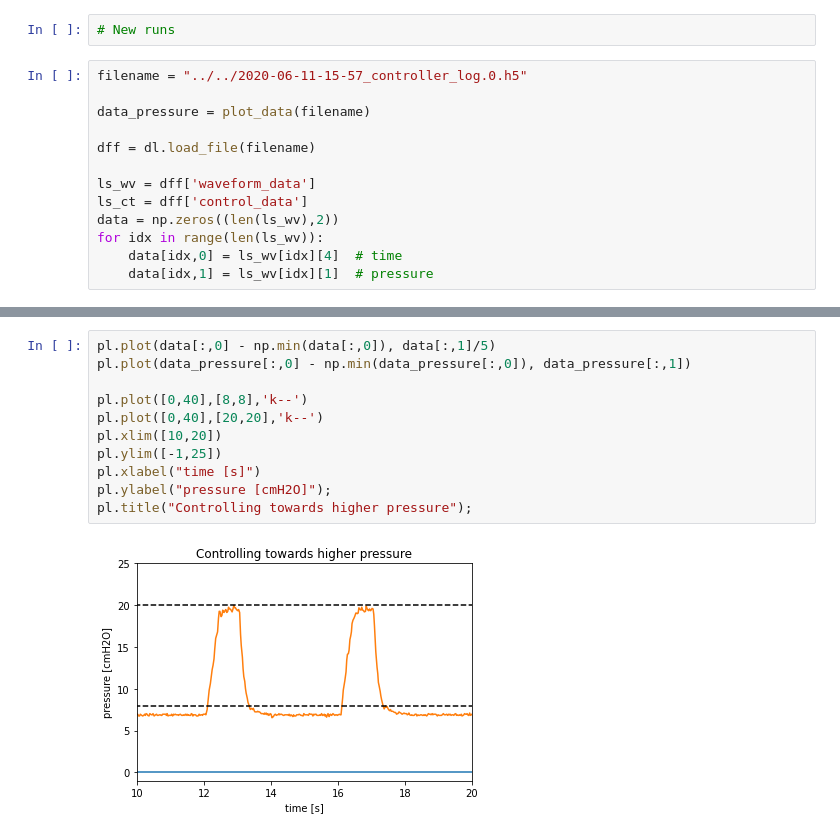
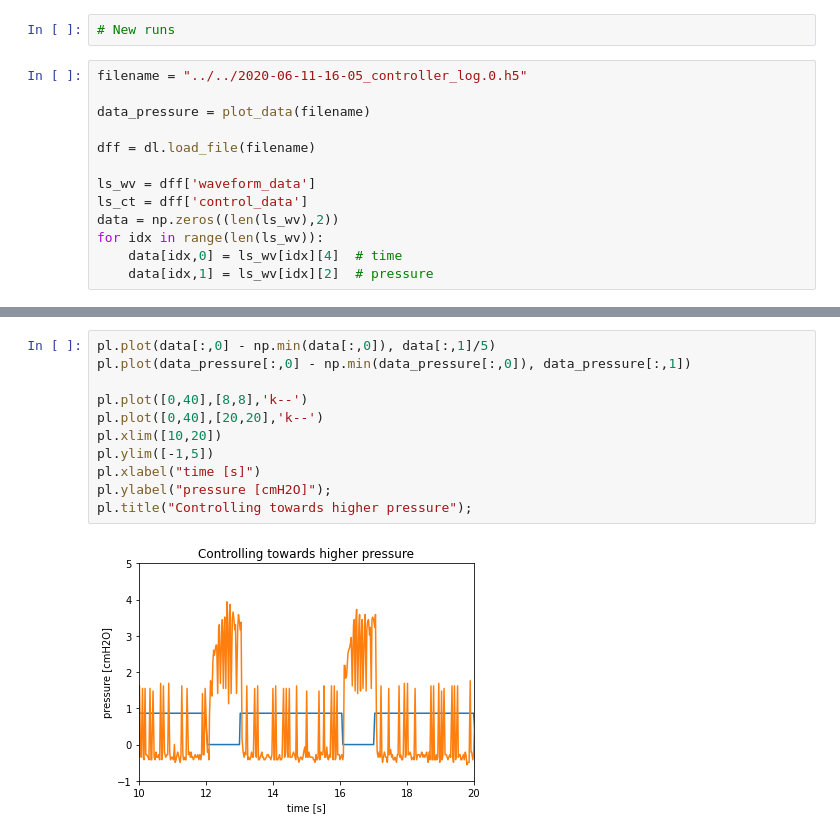
Before and after one commit to CohenLabPrinceton/pvp, a Jupyter notebook: sandbox/HOWTO_PlotData.ipynb, the cells around one changed output, grey strips where cells are left out. Cells and saved outputs as stored; diff of their text form.

```diff
--- a/sandbox/HOWTO_PlotData.ipynb
+++ b/sandbox/HOWTO_PlotData.ipynb
@@ -105,7 +105,7 @@ pl.ylim([7,10])
 # %%
 # New runs
 # %%
-filename = "../../2020-06-11-15-57_controller_log.0.h5"
+filename = "../../2020-06-11-16-05_controller_log.0.h5"
 
 data_pressure = plot_data(filename)
 
@@ -116,5 +116,5 @@ ls_ct = dff['control_data']
 data = np.zeros((len(ls_wv),2))
 for idx in range(len(ls_wv)):
     data[idx,0] = ls_wv[idx][4]  # time
-    data[idx,1] = ls_wv[idx][1]  # pressure
+    data[idx,1] = ls_wv[idx][2]  # pressure
 # %% [output]
@@ -140,13 +140,13 @@ dff
 # %%
 pl.plot(data[:,0] - np.min(data[:,0]), data[:,1]/5)
 pl.plot(data_pressure[:,0] - np.min(data_pressure[:,0]), data_pressure[:,1])
 
 pl.plot([0,40],[8,8],'k--')
 pl.plot([0,40],[20,20],'k--')
 pl.xlim([10,20])
-pl.ylim([-1,25])
+pl.ylim([-1,5])
 pl.xlabel("time [s]")
 pl.ylabel("pressure [cmH2O]");
 pl.title("Controlling towards higher pressure");
 # %% [output]
-[figure, old version]
+[figure, new version]
```
Also changed, not shown: parts of 2 cells of this notebook, 1 other file.
